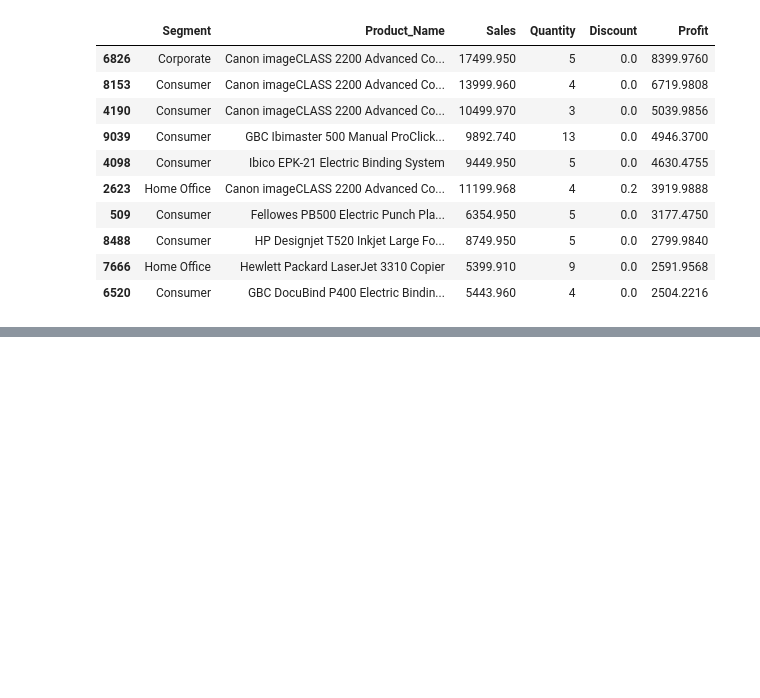
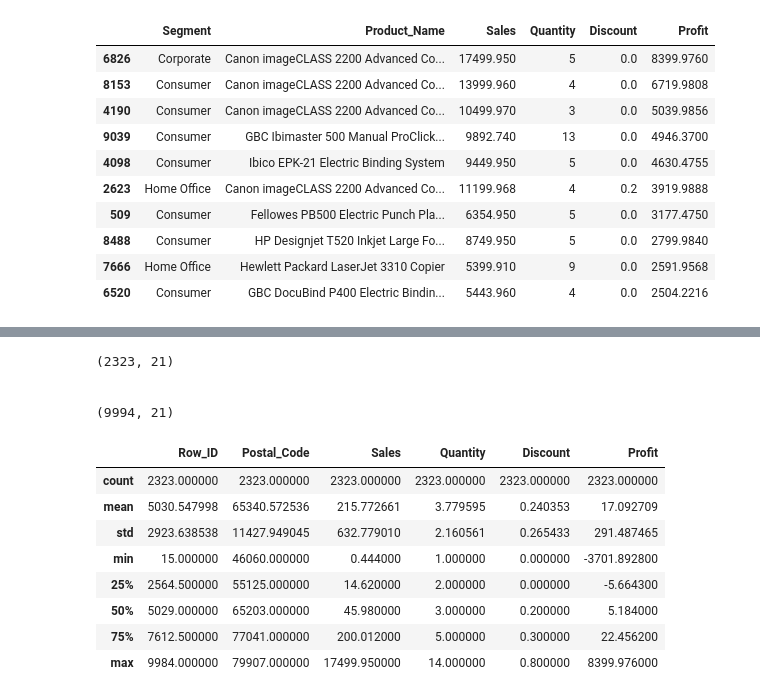
Before and after one commit to Ronaldo-Junior1/analise-dados-supermercado, a Jupyter notebook: Analise_base_supermercadoTeste.ipynb, the cells around one changed output, grey strips where cells are left out. Saved outputs shown, nothing was run; the diff lists cells and outputs as text; code cells hidden in the pictures; blank space fills up the shorter version.

```diff
--- a/Analise_base_supermercadoTeste.ipynb
+++ b/Analise_base_supermercadoTeste.ipynb
@@ -371,0 +401,23 @@ Maiores Lucros por Segmento:
+# %%
+#. Descobrindo a quantidade de dados para esse novo DataFrame
+print(df_central.shape)
+print("\n")
+print(df.shape)
+# %% [output]
+(2323, 21)
+
+
+(9994, 21)
+# %%
+#. Exibindo os valores estatísticos desse novo DataFrame
+df_central.describe()
+# %% [output]
+|  | Row_ID | Postal_Code | Sales | Quantity | Discount | Profit |
+| count | 2323.000000 | 2323.000000 | 2323.000000 | 2323.000000 | 2323.000000 | 2323.000000 |
+| mean | 5030.547998 | 65340.572536 | 215.772661 | 3.779595 | 0.240353 | 17.092709 |
+| std | 2923.638538 | 11427.949045 | 632.779010 | 2.160561 | 0.265433 | 291.487465 |
+| min | 15.000000 | 46060.000000 | 0.444000 | 1.000000 | 0.000000 | -3701.892800 |
+| 25% | 2564.500000 | 55125.000000 | 14.620000 | 2.000000 | 0.000000 | -5.664300 |
+| 50% | 5029.000000 | 65203.000000 | 45.980000 | 3.000000 | 0.200000 | 5.184000 |
+| 75% | 7612.500000 | 77041.000000 | 200.012000 | 5.000000 | 0.300000 | 22.456200 |
+| max | 9984.000000 | 79907.000000 | 17499.950000 | 14.000000 | 0.800000 | 8399.976000 |
```
Also changed, not shown: parts of 7 cells of this notebook.
